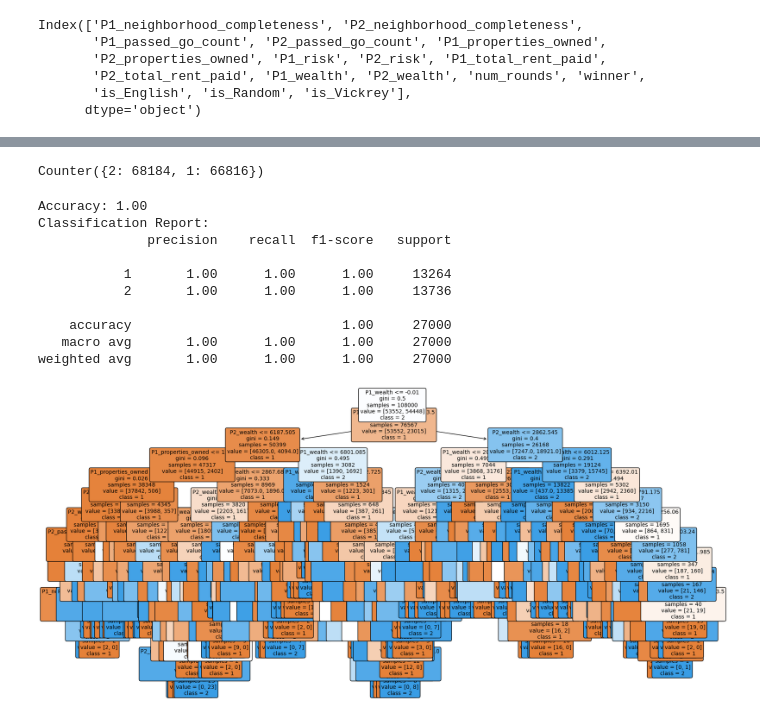
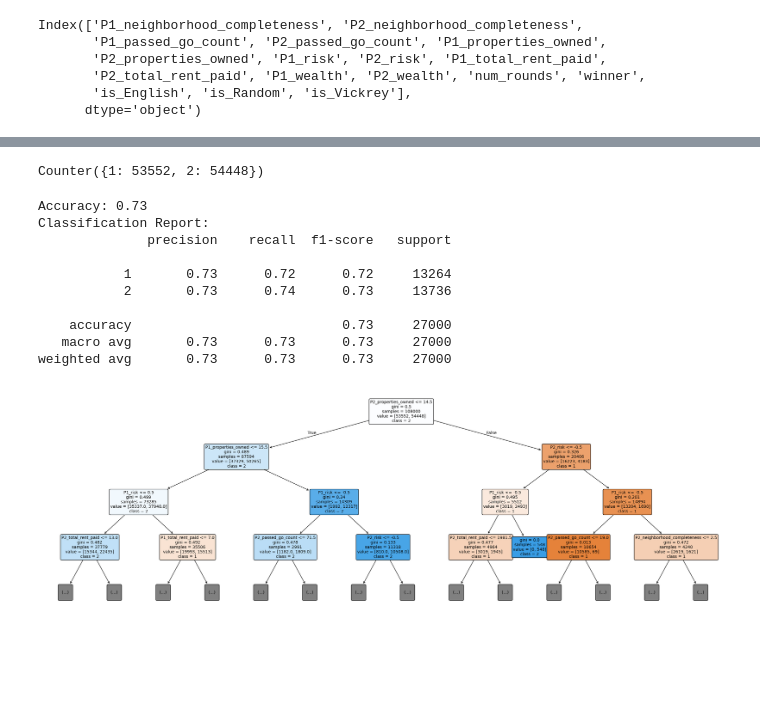
Before and after one commit to layadang/monopoly-board-game, a Jupyter notebook: model.ipynb, the cells around one changed output, grey strips where cells are left out. Cells and saved outputs as stored; diff of their text form; code cells hidden in the pictures; blank space fills up the shorter version.

```diff
--- a/model.ipynb
+++ b/model.ipynb
@@ -19,5 +19,5 @@ Index(['P1_neighborhood_completeness', 'P2_neighborhood_completeness',
 features = ['P1_neighborhood_completeness', 'P2_neighborhood_completeness',
        'P1_passed_go_count', 'P2_passed_go_count', 'P1_properties_owned',
        'P2_properties_owned', 'P1_risk', 'P2_risk', 'P1_total_rent_paid',
-       'P2_total_rent_paid', 'P1_wealth', 'P2_wealth', 'num_rounds',
+       'P2_total_rent_paid', 'num_rounds',
        'is_English', 'is_Random', 'is_Vickrey']
@@ -60,10 +45,10 @@ X_train
 # %%
 from collections import Counter
-Counter(y)
+Counter(y_train)
 # %% [output]
-Counter({2: 68184, 1: 66816})
+Counter({1: 53552, 2: 54448})
 # %%
-clf = DecisionTreeClassifier(random_state=123)
+clf = DecisionTreeClassifier(max_depth=10, random_state=123)
 clf.fit(X_train, y_train)
 
 y_pred = clf.predict(X_test)
@@ -73,23 +58,27 @@ print(f"Accuracy: {accuracy:.2f}")
 print("Classification Report:")
 print(classification_report(y_test, y_pred))
 # %% [output]
-Accuracy: 1.00
+Accuracy: 0.73
 Classification Report:
               precision    recall  f1-score   support
 
-           1       1.00      1.00      1.00     13264
-           2       1.00      1.00      1.00     13736
+           1       0.73      0.72      0.72     13264
+           2       0.73      0.74      0.73     13736
 
-    accuracy                           1.00     27000
-   macro avg       1.00      1.00      1.00     27000
-weighted avg       1.00      1.00      1.00     27000
+    accuracy                           0.73     27000
+   macro avg       0.73      0.73      0.73     27000
+weighted avg       0.73      0.73      0.73     27000
 # %%
 import matplotlib.pyplot as plt
 from sklearn.tree import plot_tree
 
-# Assuming `clf` is your trained DecisionTreeClassifier
-plt.figure(figsize=(20, 10))  # Set the figure size
-plot_tree(clf, feature_names=X.columns, class_names=["1", "2"], filled=True, rounded=True, fontsize=10)
+plt.figure(figsize=(30, 10))
+plot_tree(clf, feature_names=X.columns,
+          class_names=["1", "2"],
+          filled=True,
+          rounded=True,
+          fontsize=10,
+          max_depth=3)
 plt.show()
 # %% [output]
-[figure, old version]
+[figure, new version]
```
Also changed, not shown: parts of 3 cells of this notebook, 11 other files.
